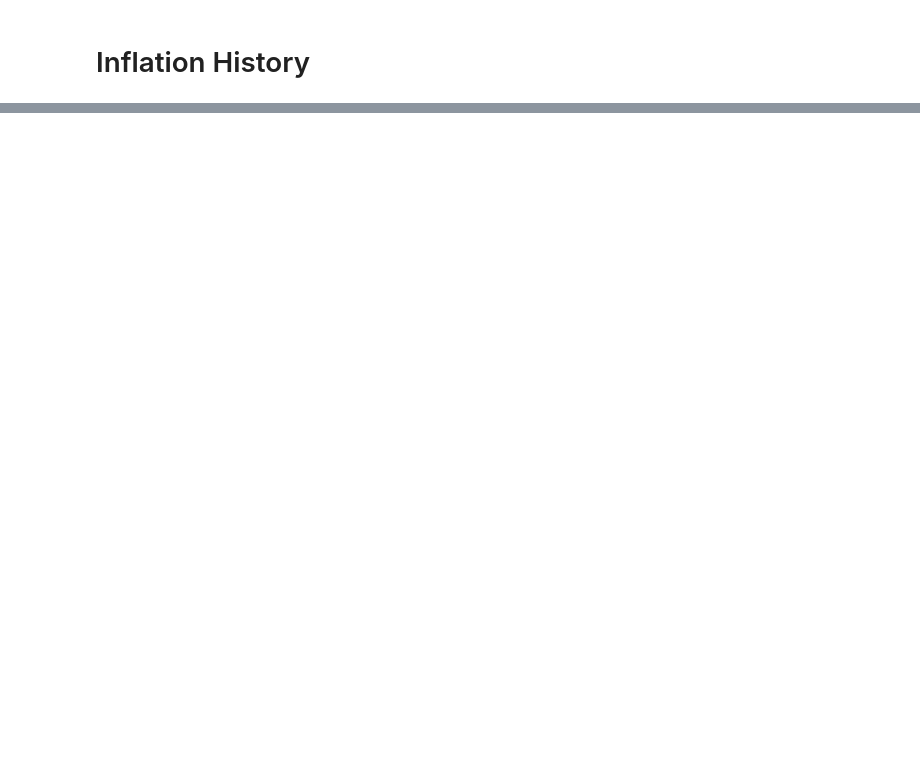
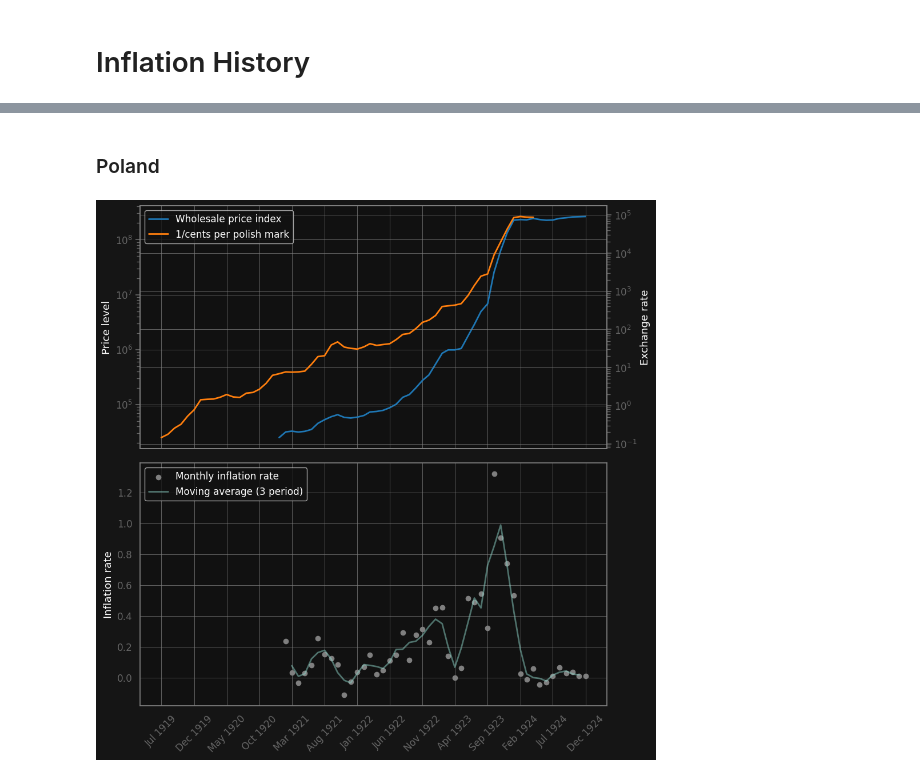
Before and after one commit to utkusarioglu/backtesting-workshop, a Jupyter notebook: src/quant/inflation_history/price_level_history.ipynb, the cells around one changed output, grey strips where cells are left out. Saved outputs shown, nothing was run; the diff lists cells and outputs as text; code cells hidden in the pictures; blank space fills up the shorter version.

```diff
--- a/src/quant/inflation_history/price_level_history.ipynb
+++ b/src/quant/inflation_history/price_level_history.ipynb
@@ -35,0 +66,37 @@ fig.show()
+# %% [markdown]
+### Poland
+# %%
+# splice three price series in different units
+p_seq1 = df_poland["Wholesale price index"].copy()
+p_seq2 = df_poland["Wholesale Price Index: " "On paper currency basis"].copy()
+p_seq3 = df_poland["Wholesale Price Index: " "On zloty basis"].copy()
+
+# non-nan part
+mask_1 = p_seq1[~p_seq1.isna()].index[-1]
+mask_2 = p_seq2[~p_seq2.isna()].index[-2]
+
+adj_ratio12 = p_seq1[mask_1] / p_seq2[mask_1]
+adj_ratio23 = p_seq2[mask_2] / p_seq3[mask_2]
+
+# glue three series
+p_seq = pd.concat(
+    [
+        p_seq1[:mask_1],
+        adj_ratio12 * p_seq2[mask_1:mask_2],
+        adj_ratio23 * p_seq3[mask_2:],
+    ]
+)
+p_seq = p_seq[~p_seq.index.duplicated(keep="first")]
+
+# exchange rate
+e_seq = 1 / df_poland["Cents per Polish mark (zloty after May 1924)"]
+e_seq[e_seq.index > "05-01-1924"] = np.nan
+
+plot_er_prices_inflation(
+    price_sequence=p_seq,
+    exchange_rate_sequence=e_seq,
+    labels=["Wholesale price index", "1/cents per polish mark"],
+    index=df_poland.index,
+)
+# %% [output]
+[figure, added]
```
Also changed, not shown: parts of 14 cells of this notebook, 1 other file.
